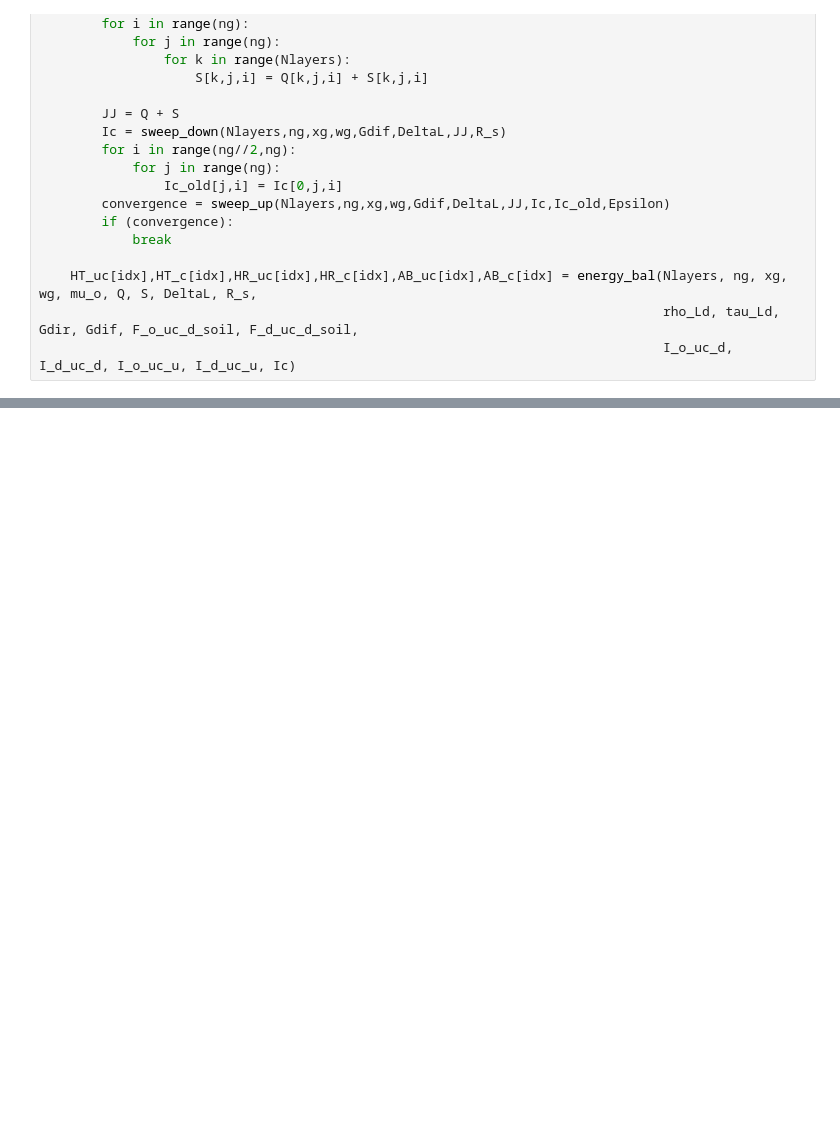
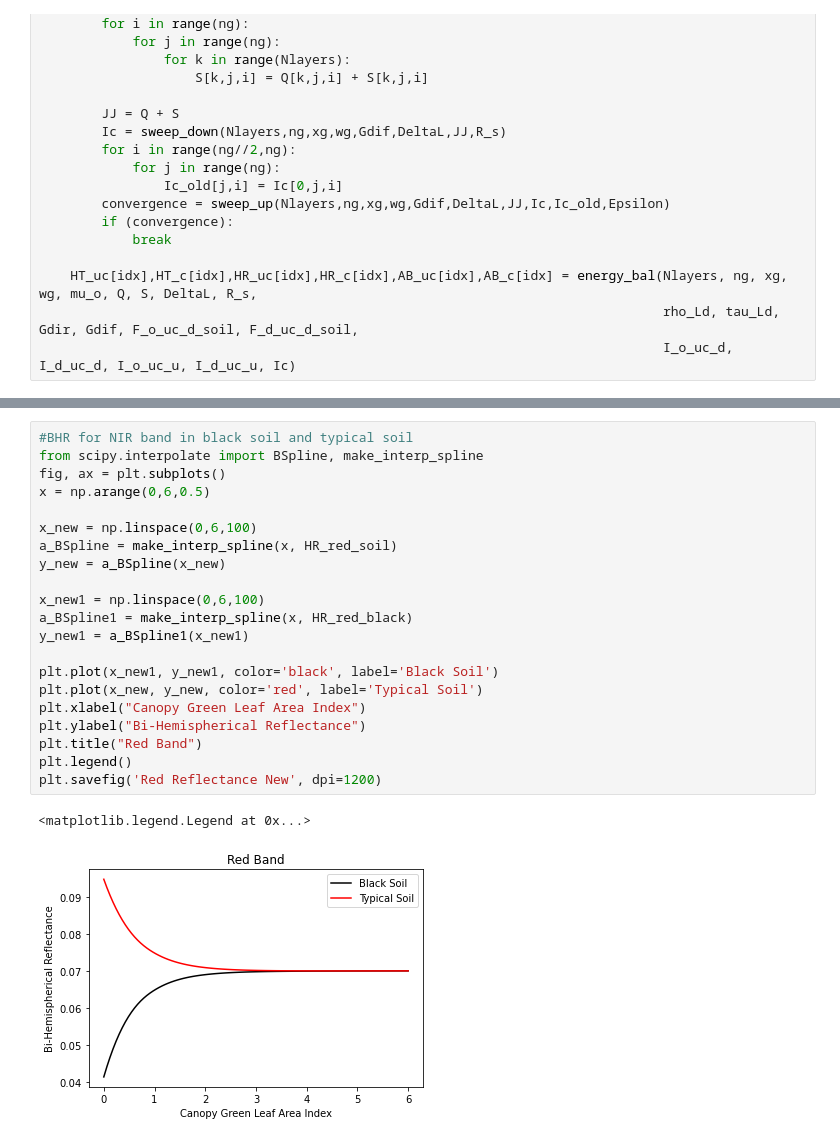
Before and after one commit to madelinehayes/EE645, a Jupyter notebook: EE645-Copy1.ipynb, the cells around one changed output, grey strips where cells are left out. Cells and saved outputs as stored; diff of their text form; blank space fills up the shorter version.

```diff
--- a/EE645-Copy1.ipynb
+++ b/EE645-Copy1.ipynb
@@ -650,0 +597,24 @@ plt.legend()
+# %%
+#BHR for NIR band in black soil and typical soil
+from scipy.interpolate import BSpline, make_interp_spline
+fig, ax = plt.subplots()
+x = np.arange(0,6,0.5)
+
+x_new = np.linspace(0,6,100)
+a_BSpline = make_interp_spline(x, HR_red_soil)
+y_new = a_BSpline(x_new)
+
+x_new1 = np.linspace(0,6,100)
+a_BSpline1 = make_interp_spline(x, HR_red_black)
+y_new1 = a_BSpline1(x_new1)
+
+plt.plot(x_new1, y_new1, color='black', label='Black Soil')
+plt.plot(x_new, y_new, color='red', label='Typical Soil')
+plt.xlabel("Canopy Green Leaf Area Index")
+plt.ylabel("Bi-Hemispherical Reflectance")
+plt.title("Red Band")
+plt.legend()
+plt.savefig('Red Reflectance New', dpi=1200)
+# %% [output]
+<matplotlib.legend.Legend at 0x...>
+[figure, added]
```
Also changed, not shown: parts of 30 cells of this notebook.
